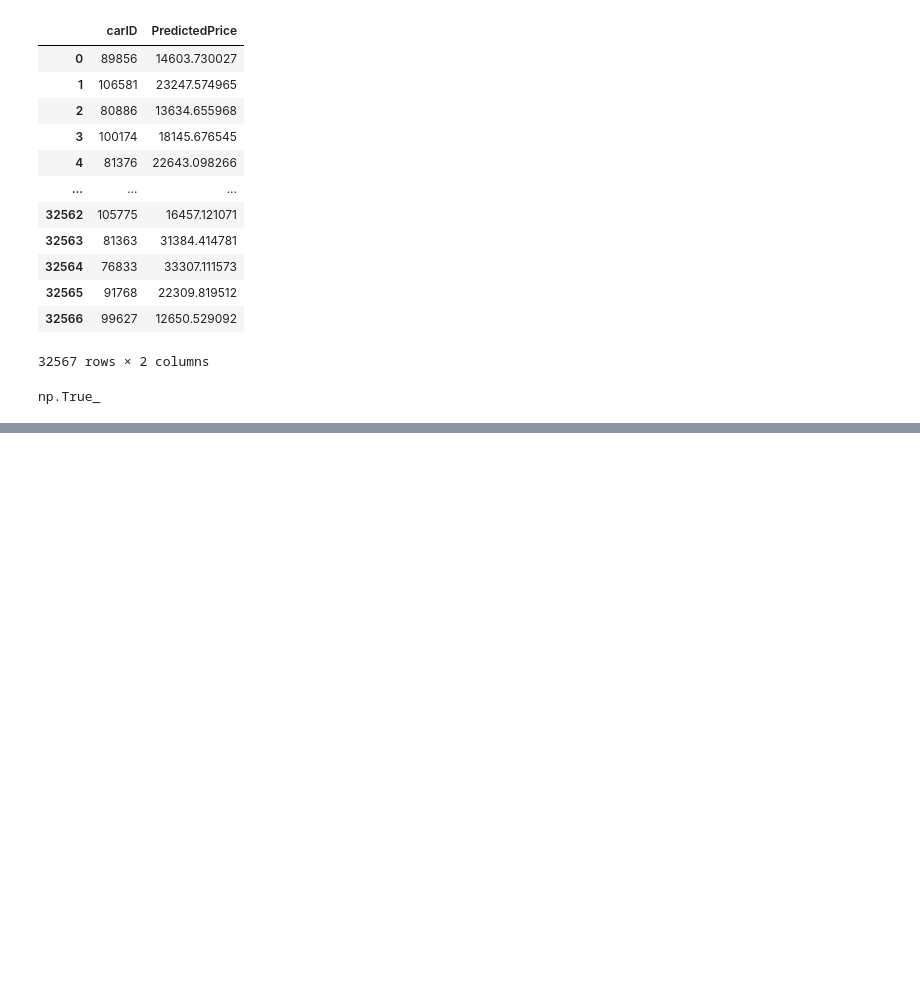
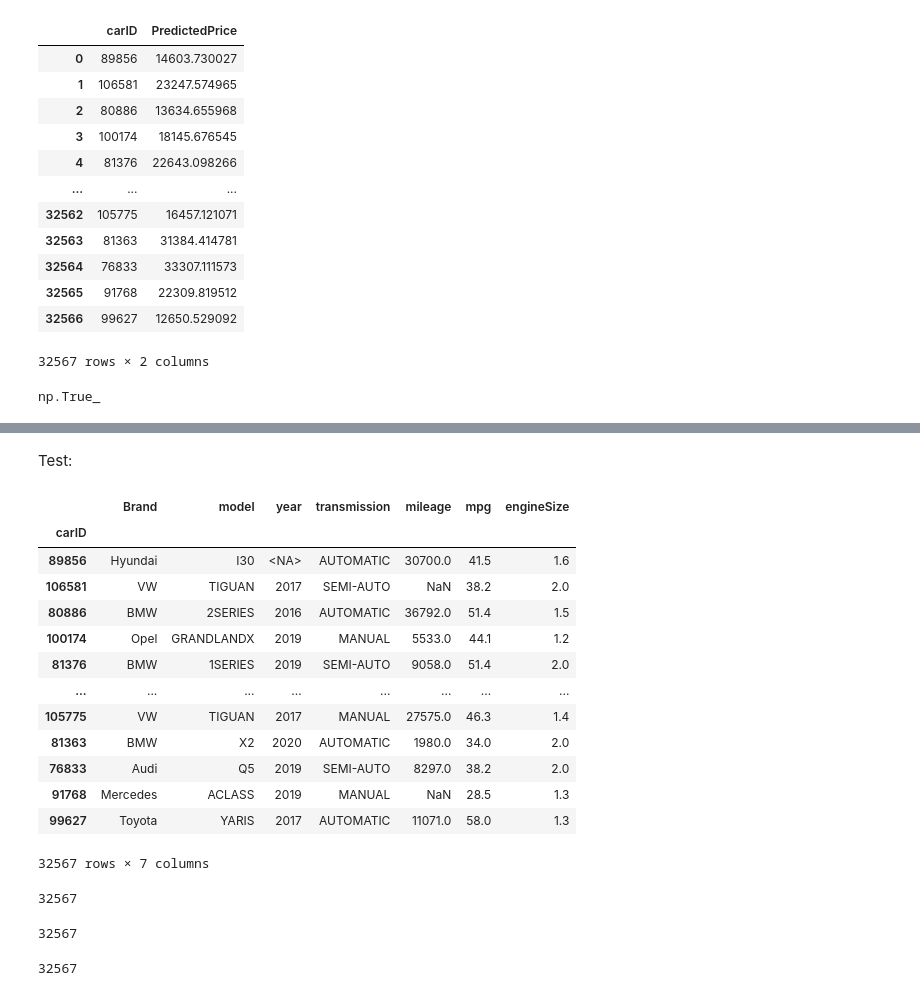
Before and after one commit to rmmandrade/ml2526, a Jupyter notebook: francisco.ipynb, the cells around one changed output, grey strips where cells are left out. Cells and saved outputs as stored; diff of their text form; code cells hidden in the pictures; blank space fills up the shorter version.

Commit message:
1 modelo random forests

```diff
--- a/francisco.ipynb
+++ b/francisco.ipynb
@@ -2508,24 +2426,0 @@ model_to_apply, scaler, fill_values = run_model(X_encoded, y,
-# %%
-
-def clean_df(df, valid_models):
-    df=df.copy()
-
-    df=carID_como_index(df)
-    df=fuzzy_marcas(df)
-    df=fuzzy_modelos(df, valid_models)
-    df=inferir_marca_com_modelo(df, valid_models)
-    df=limpar_anos(df)
-    #df=preco_no_fim(df)
-    df=fuzzy_transmissao(df)
-    df=impossible_to_nan(df, "mileage")
-    df=fuzzy_fuel(df)
-    df=impossible_to_nan(df, "tax")
-    df=impossible_to_nan(df, "mpg")
-    df=impossible_to_nan(df, "engineSize", 0.6)
-    df=impossible_to_nan(df,"paintQuality%", 100, "upper")
-    df=impossible_to_nan(df,"previousOwners")
-    df=round_owners_int(df)
-    df=remove_hasdmg(df)
-    df=fill_cats_UNKNOWN(df,cat_cols)
-
-    return df
@@ -2710,0 +2438,8 @@ Average Val R²:     0.8207
+# %%
+num_cols = ['year', 'mileage', 'mpg', 'engineSize']
+cat_cols = ['Brand', 'model', 'transmission']
+int_cols = ['year']
+float_cols = ['mileage', 'mpg', 'engineSize']
+
+drop_cols = ['paintQuality%', 'previousOwners', 'fuelType', 'tax']
+X = X.drop(columns=drop_cols)
@@ -2710,0 +2538,25 @@ Average Val R²:     0.8207
+# %% [markdown]
+Test:
+# %%
+test_df = pd.read_csv("test.csv")
+test_copy = test_df.copy()
+X_test = clean_df(test_copy, valid_models)
+X_test = X_test.drop(columns=drop_cols)
+XcarID=X_test.copy()
+# %%
+display(XcarID)
+# %% [output]
+|  | Brand | model | year | transmission | mileage | mpg | engineSize |
+| carID |  |  |  |  |  |  |  |
+| 89856 | Hyundai | I30 | <NA> | AUTOMATIC | 30700.0 | 41.5 | 1.6 |
+| 106581 | VW | TIGUAN | 2017 | SEMI-AUTO | NaN | 38.2 | 2.0 |
+| 80886 | BMW | 2SERIES | 2016 | AUTOMATIC | 36792.0 | 51.4 | 1.5 |
+| 100174 | Opel | GRANDLANDX | 2019 | MANUAL | 5533.0 | 44.1 | 1.2 |
+| 81376 | BMW | 1SERIES | 2019 | SEMI-AUTO | 9058.0 | 51.4 | 2.0 |
+| ... | ... | ... | ... | ... | ... | ... | ... |
+| 105775 | VW | TIGUAN | 2017 | MANUAL | 27575.0 | 46.3 | 1.4 |
+| 81363 | BMW | X2 | 2020 | AUTOMATIC | 1980.0 | 34.0 | 2.0 |
+| 76833 | Audi | Q5 | 2019 | SEMI-AUTO | 8297.0 | 38.2 | 2.0 |
+| 91768 | Mercedes | ACLASS | 2019 | MANUAL | NaN | 28.5 | 1.3 |
+| 99627 | Toyota | YARIS | 2017 | AUTOMATIC | 11071.0 | 58.0 | 1.3 |
+32567 rows × 7 columns
@@ -2710,0 +2573,4 @@ Average Val R²:     0.8207
+# %%
+len(X_test_encoded)
+# %% [output]
+32567
@@ -2710,0 +2586,8 @@ Average Val R²:     0.8207
+# %%
+len(y_pred)
+# %% [output]
+32567
+# %%
+len(test_df.index)
+# %% [output]
+32567
```
Also changed, not shown: parts of 76 cells of this notebook.
